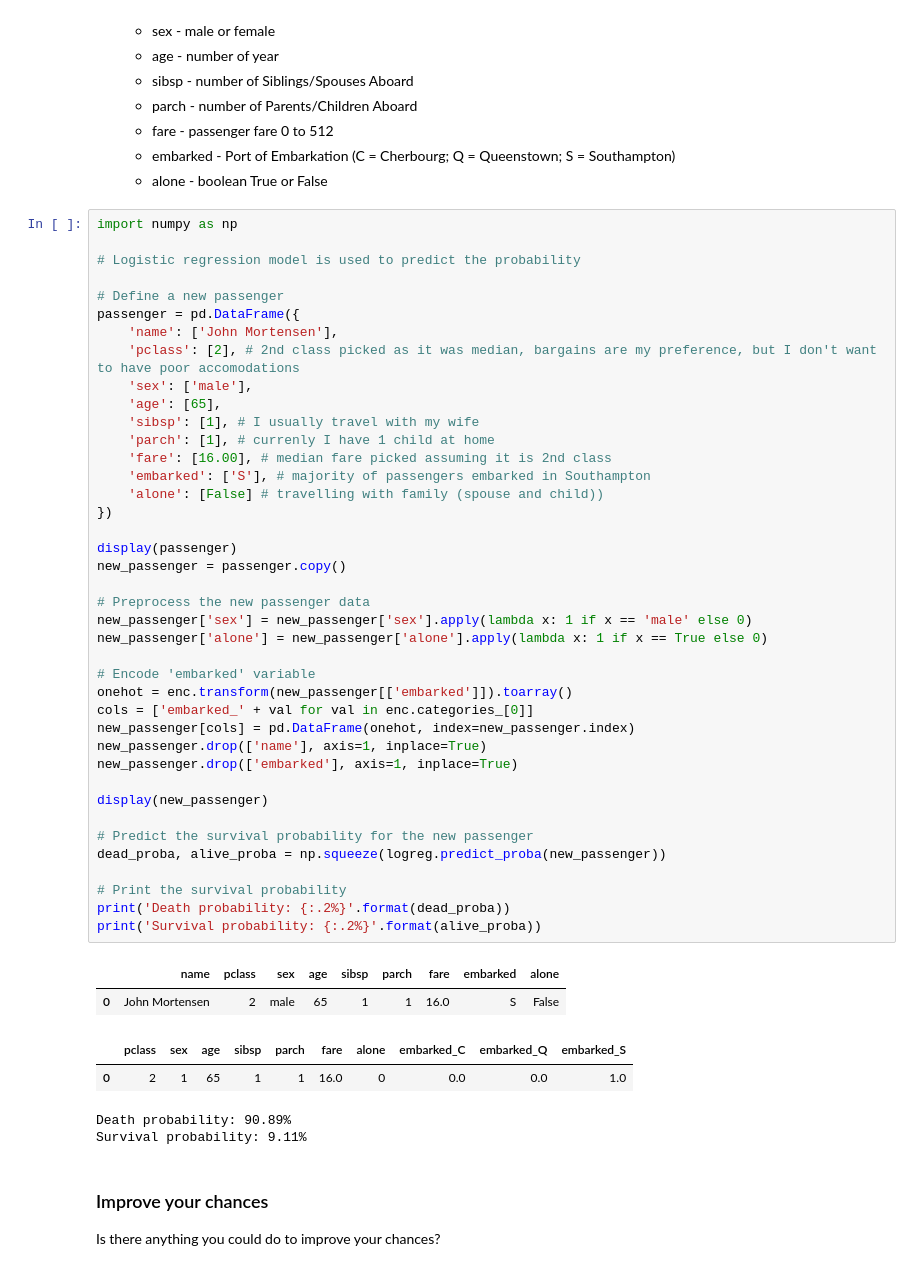
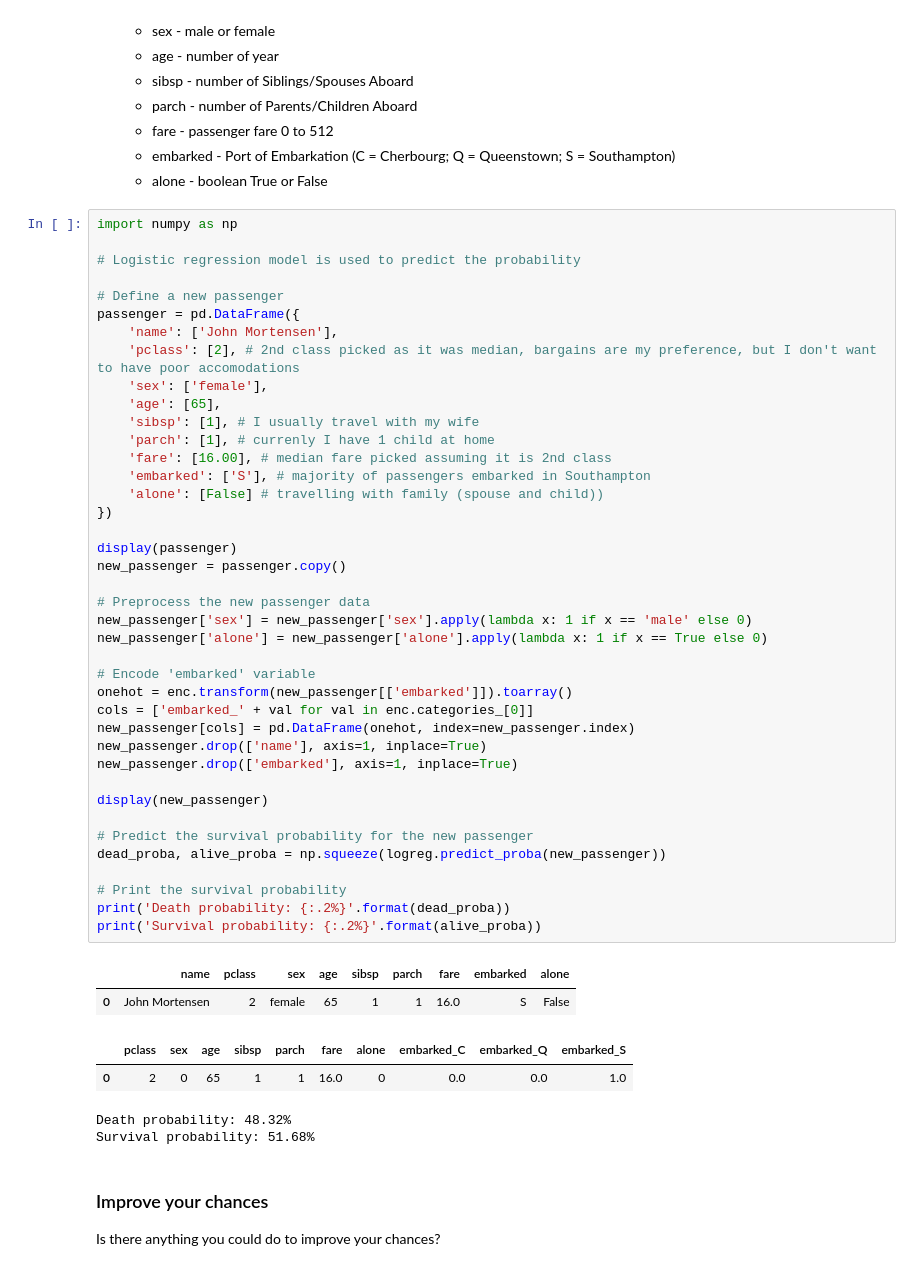
Before and after one commit to ThePencilSharpener/kush2024, a Jupyter notebook: _notebooks/Foundation/big-idea-2/2025-02-19-pandas-ml_titanic.ipynb, the cells around one changed output. Saved outputs shown, nothing was run; the diff lists cells and outputs as text.

```diff
--- a/_notebooks/Foundation/big-idea-2/2025-02-19-pandas-ml_titanic.ipynb
+++ b/_notebooks/Foundation/big-idea-2/2025-02-19-pandas-ml_titanic.ipynb
@@ -287,44 +302,44 @@ import numpy as np
 passenger = pd.DataFrame({
     'name': ['John Mortensen'],
     'pclass': [2], # 2nd class picked as it was median, bargains are my preference, but I don't want to have poor accomodations
-    'sex': ['male'],
+    'sex': ['female'],
     'age': [65],
     'sibsp': [1], # I usually travel with my wife
     'parch': [1], # currenly I have 1 child at home
     'fare': [16.00], # median fare picked assuming it is 2nd class
     'embarked': ['S'], # majority of passengers embarked in Southampton
     'alone': [False] # travelling with family (spouse and child))
 })
 
 display(passenger)
 new_passenger = passenger.copy()
 
 # Preprocess the new passenger data
 new_passenger['sex'] = new_passenger['sex'].apply(lambda x: 1 if x == 'male' else 0)
 new_passenger['alone'] = new_passenger['alone'].apply(lambda x: 1 if x == True else 0)
 
 # Encode 'embarked' variable
 onehot = enc.transform(new_passenger[['embarked']]).toarray()
 cols = ['embarked_' + val for val in enc.categories_[0]]
 new_passenger[cols] = pd.DataFrame(onehot, index=new_passenger.index)
 new_passenger.drop(['name'], axis=1, inplace=True)
 new_passenger.drop(['embarked'], axis=1, inplace=True)
 
 display(new_passenger)
 
 # Predict the survival probability for the new passenger
 dead_proba, alive_proba = np.squeeze(logreg.predict_proba(new_passenger))
 
 # Print the survival probability
 print('Death probability: {:.2%}'.format(dead_proba))
 print('Survival probability: {:.2%}'.format(alive_proba))
 # %% [output]
 |  | name | pclass | sex | age | sibsp | parch | fare | embarked | alone |
-| 0 | John Mortensen | 2 | male | 65 | 1 | 1 | 16.0 | S | False |
+| 0 | John Mortensen | 2 | female | 65 | 1 | 1 | 16.0 | S | False |
 |  | pclass | sex | age | sibsp | parch | fare | alone | embarked_C | embarked_Q | embarked_S |
-| 0 | 2 | 1 | 65 | 1 | 1 | 16.0 | 0 | 0.0 | 0.0 | 1.0 |
+| 0 | 2 | 0 | 65 | 1 | 1 | 16.0 | 0 | 0.0 | 0.0 | 1.0 |
-Death probability: 90.89%
-Survival probability: 9.11%
+Death probability: 48.32%
+Survival probability: 51.68%
 # %% [markdown]
 ### Improve your chances
 Is there anything you could do to improve your chances?
```
Also changed, not shown: parts of 5 cells of this notebook, 4 other files.
